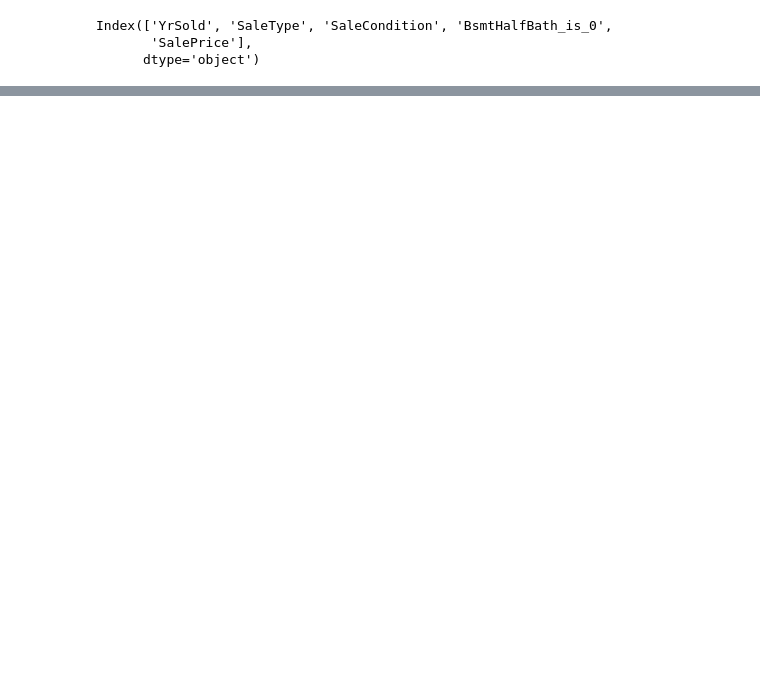
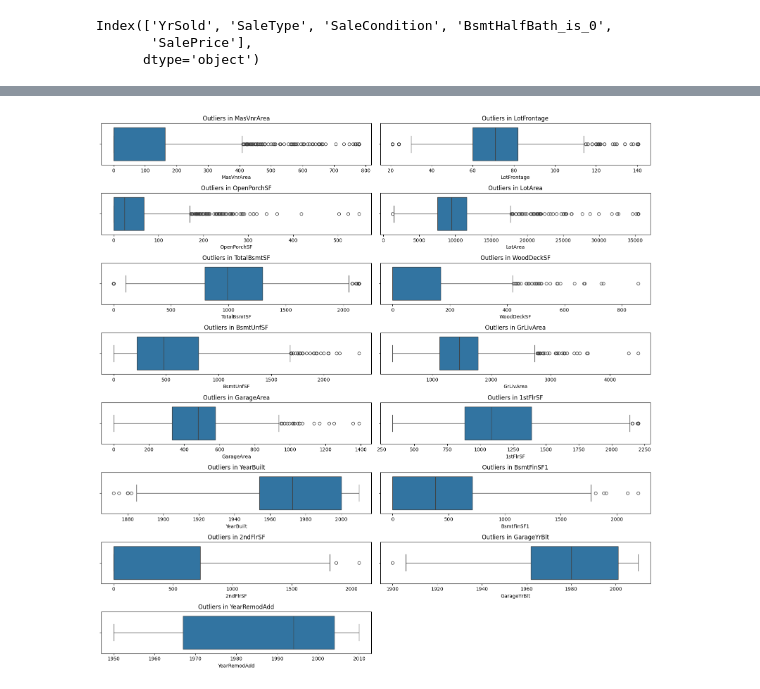
Before and after one commit to Alkakhi/house-prices-regression-ml, a Jupyter notebook: data_preprocessing.ipynb, the cells around one changed output, grey strips where cells are left out. Cells and saved outputs as stored; diff of their text form; code cells hidden in the pictures; blank space fills up the shorter version.

```diff
--- a/data_preprocessing.ipynb
+++ b/data_preprocessing.ipynb
@@ -1293,0 +1845,10 @@ The fact that your Total Rare % for these columns is now between 0.68% and 2.40%
+# %%
+# Moving 'SalePrice' column to be the last column in the train_set
+
+cols = list(train_set.columns)
+cols.remove('SalePrice')
+cols.append('SalePrice')
+train_set = train_set[cols]
+
+# Check the last 10 columns to verify
+print(train_set.iloc[:, -10:].columns)
@@ -1293,0 +1870,20 @@ The fact that your Total Rare % for these columns is now between 0.68% and 2.40%
+# %%
+# Zero-Value Analysis after binarizing the columns with Zero Density between 75% and 95%
+
+numeric_cols = train_set.select_dtypes(include=['number']).columns
+
+zero_stats = []
+for col in numeric_cols:
+    zero_count = (train_set[col] == 0).sum()
+    zero_pct = (zero_count / len(train_set)) * 100
+
+    zero_stats.append({
+        'Column': col,
+        'Zero_Count': zero_count,
+        'Zero_Percentage': round(zero_pct, 2)
+    })
+
+zero_report = pd.DataFrame(zero_stats).sort_values(by='Zero_Percentage', ascending=False)
+
+print("--- Zero Value Density Report ---")
+print(zero_report[zero_report['Zero_Count'] > 0]) # Only show columns that actually have zeros
@@ -1293,0 +1967,15 @@ The fact that your Total Rare % for these columns is now between 0.68% and 2.40%
+# %%
+# This code visualizes the distribution of your top outlier columns
+
+top_outlier_cols = outlier_report['Column'].iloc[:].tolist()
+
+plt.figure(figsize=(16, 16))
+for i, col in enumerate(top_outlier_cols):
+    plt.subplot(8, 2, i+1)
+    sns.boxplot(x=train_set[col])
+    plt.title(f'Outliers in {col}')
+
+plt.tight_layout()
+plt.show()
+# %% [output]
+[figure, added]
```
Also changed, not shown: parts of 55 cells of this notebook.
